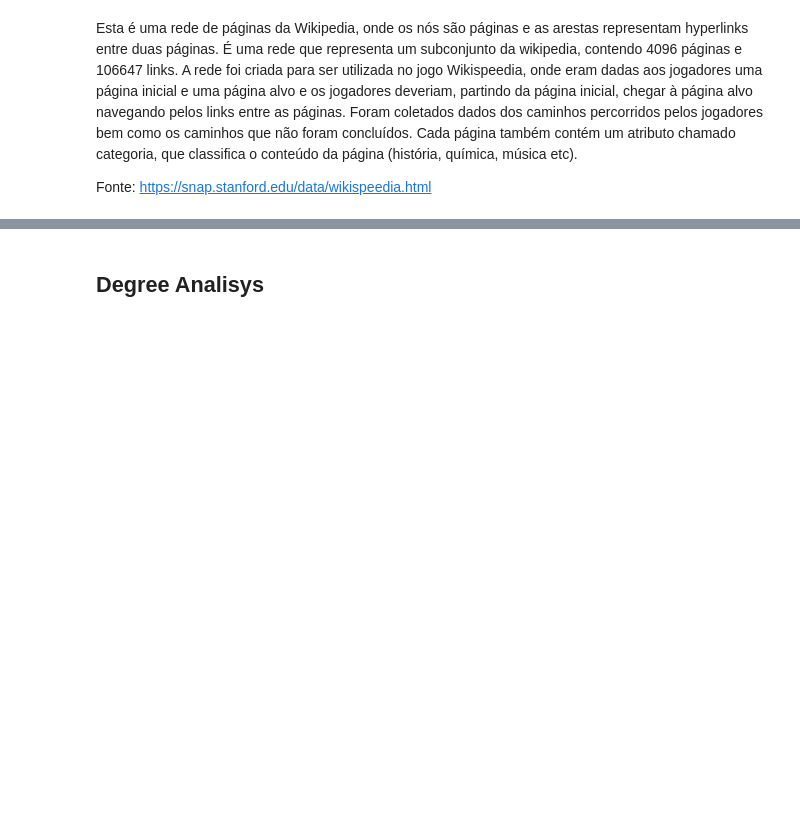
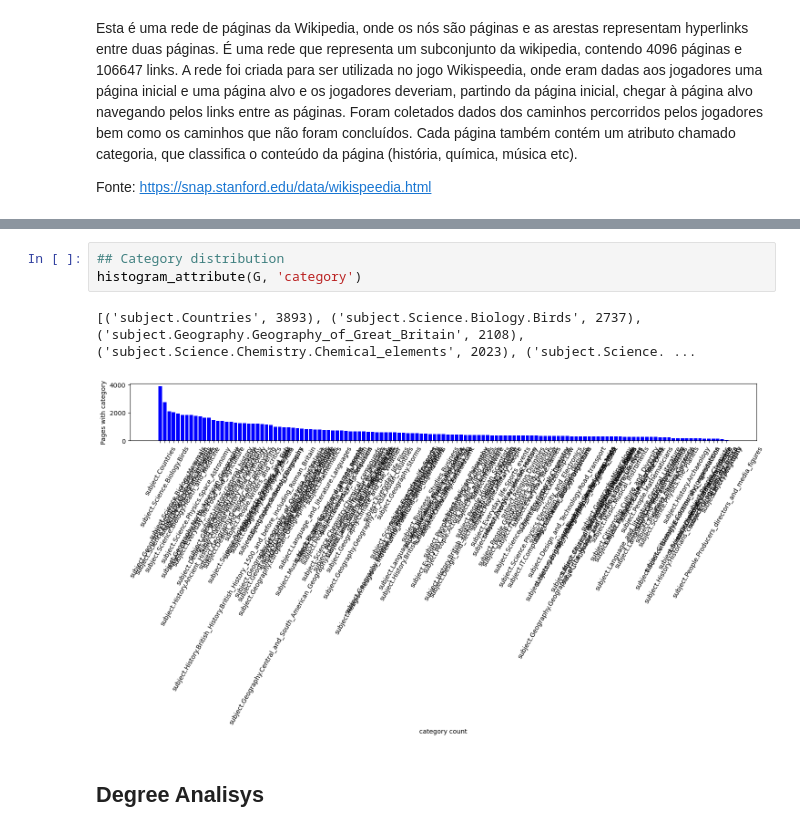
Before and after one commit to igorgonribs/curso-redes-luis, a Jupyter notebook: final_project/Final_work_test_wiki.ipynb, the cells around one changed output, grey strips where cells are left out. Drawn from its saved outputs; the diff is of its cells as text; blank space fills up the shorter version.

```diff
--- a/final_project/Final_work_test_wiki.ipynb
+++ b/final_project/Final_work_test_wiki.ipynb
@@ -129,3 +134,9 @@ show_histogram(yvalues=[row[1] for row in x], figsize=(15,8), xlabel='category c
+# %%
+## Category distribution
+histogram_attribute(G, 'category')
+# %% [output]
+[('subject.Countries', 3893), ('subject.Science.Biology.Birds', 2737), ('subject.Geography.Geography_of_Great_Britain', 2108), ('subject.Science.Chemistry.Chemical_elements', 2023), ('subject.Science. ...
+[figure, added]
 # %% [markdown]
 ## Degree Analisys
 # %%
```
Also changed, not shown: parts of 14 cells of this notebook, 2 other files.
